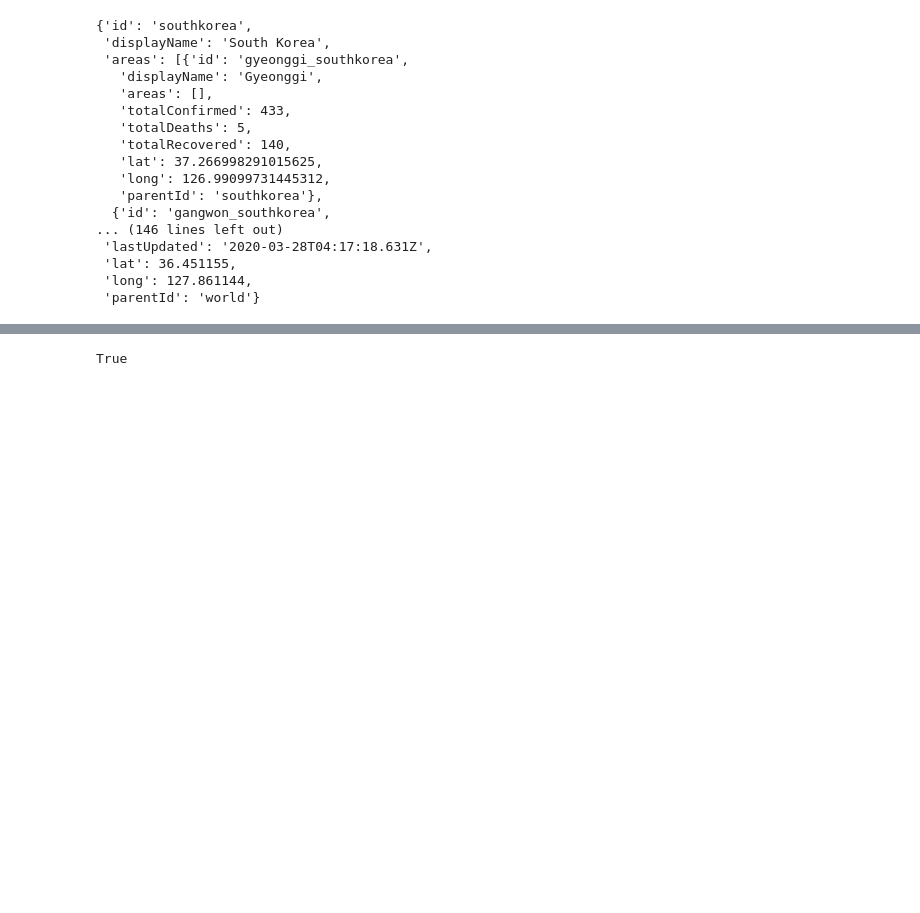
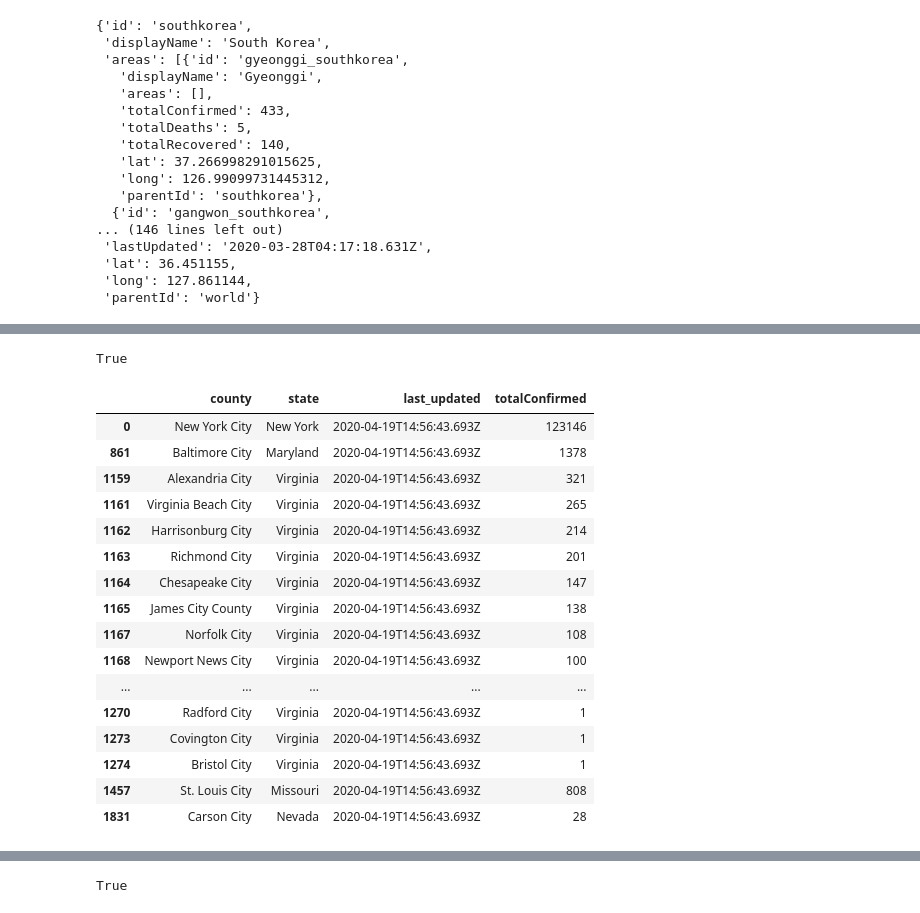
Before and after one commit to yenniejun/covid-texting-service, a Jupyter notebook: covid apis.ipynb, the cells around one changed output, grey strips where cells are left out. Cells and saved outputs as stored; diff of their text form; code cells hidden in the pictures; blank space fills up the shorter version.

Commit message:
Adding county level scraping

```diff
--- a/covid apis.ipynb
+++ b/covid apis.ipynb
@@ -601,0 +665,15 @@ df_bing[df_bing.json.str.contains('unitedstates')].areas.values[0]
+# %%
+search_term = "Nassau"
+
+# For New York
+for country in bing_json.json()['areas']:
+    if country['id'] == "unitedstates":
+        for state in country['areas']:
+            if "newyork" in state['id']:
+                for county in state['areas']:
+#                     print (county['displayName'])
+                    if search_term in county['displayName']:
+                        print(county)
+#                     if search_term in parish['id']:
+#                         myparish = parish
+#                         print(parish['id'])
@@ -601,0 +682,7 @@ df_bing[df_bing.json.str.contains('unitedstates')].areas.values[0]
+# %%
+
+# For New York
+for country in bing_json.json()['areas']:
+    if country['id'] == "unitedstates":
+        for state in country['areas']:
+            print(state.)
@@ -601,0 +706,43 @@ df_bing[df_bing.json.str.contains('unitedstates')].areas.values[0]
+# %%
+us_counties = pd.DataFrame(columns=['county', 'state', 'last_updated', 'totalConfirmed'])
+# %%
+# To get all counties
+for country in bing_json.json()['areas']:
+    if country['id'] == "unitedstates":
+        for state in country['areas']:
+#             print(state['displayName'])
+            for county in state['areas']:
+                if (county['totalConfirmed']):
+#                     print(county['displayName'], "--", state['displayName'])
+                    us_counties = us_counties.append({
+                        'county': county['displayName'],
+                        'state': state['displayName'],
+                        'last_updated': county['lastUpdated'],
+                        'totalConfirmed': county['totalConfirmed']
+                    }, ignore_index=True)
+# %%
+displayName = "anchorage county"
+displayName += ", Alaska"
+any([test in displayName for test in ['parish', 'county']])
+# %% [output]
+True
+# %%
+us_counties[us_counties['county'].str.contains("City")]
+# %% [output]
+|  | county | state | last_updated | totalConfirmed |
+| 0 | New York City | New York | 2020-04-19T14:56:43.693Z | 123146 |
+| 861 | Baltimore City | Maryland | 2020-04-19T14:56:43.693Z | 1378 |
+| 1159 | Alexandria City | Virginia | 2020-04-19T14:56:43.693Z | 321 |
+| 1161 | Virginia Beach City | Virginia | 2020-04-19T14:56:43.693Z | 265 |
+| 1162 | Harrisonburg City | Virginia | 2020-04-19T14:56:43.693Z | 214 |
+| 1163 | Richmond City | Virginia | 2020-04-19T14:56:43.693Z | 201 |
+| 1164 | Chesapeake City | Virginia | 2020-04-19T14:56:43.693Z | 147 |
+| 1165 | James City County | Virginia | 2020-04-19T14:56:43.693Z | 138 |
+| 1167 | Norfolk City | Virginia | 2020-04-19T14:56:43.693Z | 108 |
+| 1168 | Newport News City | Virginia | 2020-04-19T14:56:43.693Z | 100 |
+| ... | ... | ... | ... | ... |
+| 1270 | Radford City | Virginia | 2020-04-19T14:56:43.693Z | 1 |
+| 1273 | Covington City | Virginia | 2020-04-19T14:56:43.693Z | 1 |
+| 1274 | Bristol City | Virginia | 2020-04-19T14:56:43.693Z | 1 |
+| 1457 | St. Louis City | Missouri | 2020-04-19T14:56:43.693Z | 808 |
+| 1831 | Carson City | Nevada | 2020-04-19T14:56:43.693Z | 28 |
```
Also changed, not shown: parts of 59 cells of this notebook, 5 other files.
